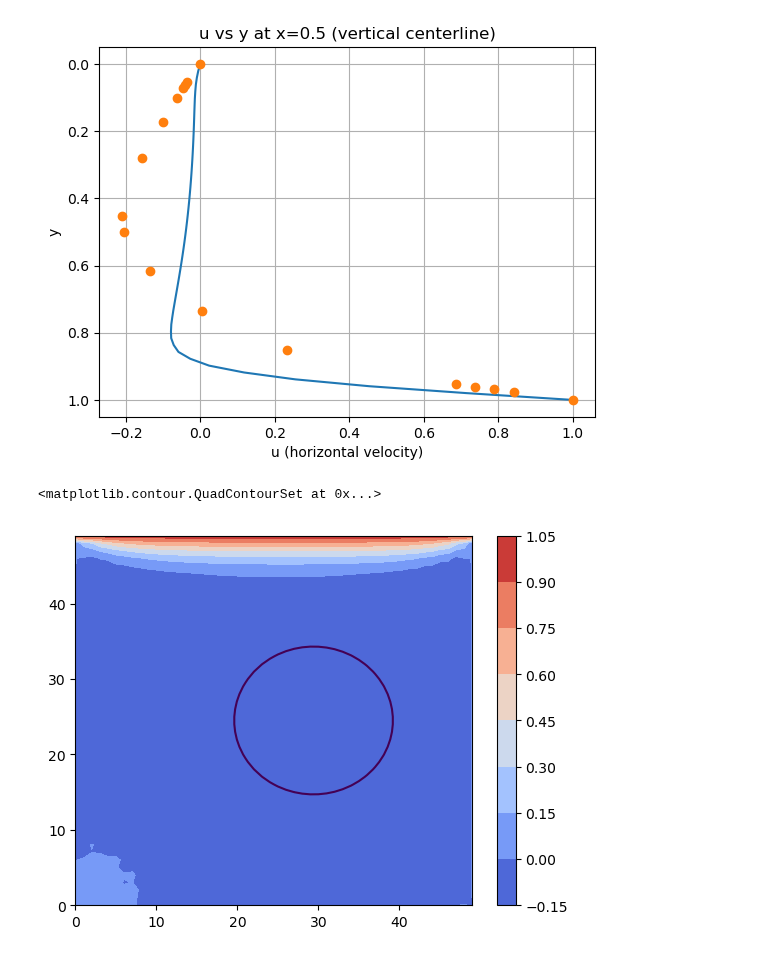
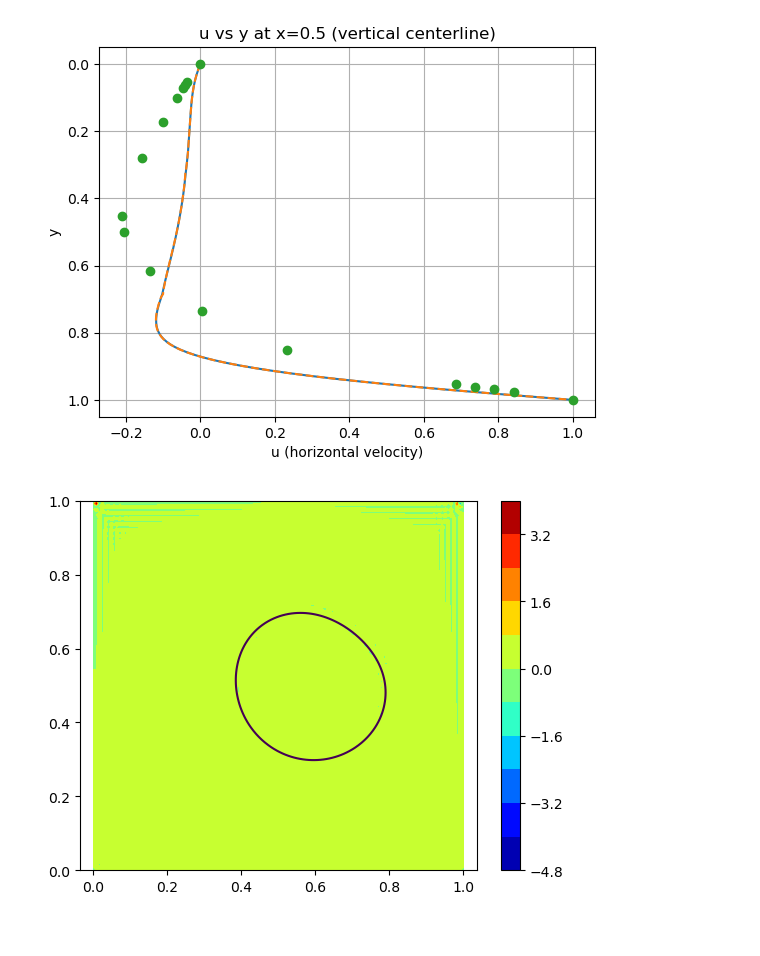
Before and after one commit to samanseifi/pyRMT, a Jupyter notebook: plotting.ipynb, the cells around one changed output. Saved outputs shown, nothing was run; the diff lists cells and outputs as text; code cells hidden in the pictures.

```diff
--- a/plotting.ipynb
+++ b/plotting.ipynb
@@ -31,9 +39,14 @@ with h5py.File("frames/data_00100.h5", "r") as f:
 # %%
 # plot the benchmark at cavity center line
-Ny = Nx = 50
+Ny0 = Nx0 = 128
+Ny = Nx = 128
+y0 = np.linspace(0, 1, Ny0)
 y = np.linspace(0, 1, Ny)
-# a = gaussian_filter(a, sigma=0.5)
-u_center_x = a0[:, Nx // 2]  # u_x at center vertical line
+
+# a = gaussian_filter(a, sigma=1)
+# a0 = gaussian_filter(a0, sigma=1)
+u_center_x = a[:, Nx // 2]  # u_x at center vertical line
+u_center_x0 = a0[:, Nx0 // 2]  # u_x at center vertical line
 
 # load plot_u_y_Ghia100.csv first column y and second column u
 u_ghia = np.loadtxt("plot_u_y_Ghia100.csv", delimiter=",", skiprows=1)
@@ -45,6 +58,7 @@ u_ghia = u_ghia[:, 1]
 
 plt.figure()
 plt.plot(u_center_x, y)
+plt.plot(u_center_x0, y0, "--")
 plt.plot(u_ghia, y_ghia, "o", label="Ghia et al. (1982)")
 plt.xlabel("u (horizontal velocity)")
 plt.ylabel("y")
@@ -53,11 +67,17 @@ plt.grid(True)
 plt.gca().invert_yaxis()  # optional to match standard benchmark view
 plt.show()
 # %% [output]
-[figure, old version]
+[figure, new version]
 # %%
-plt.contourf(a, levels=10, cmap="coolwarm")
+Lx, Ly = 1.0, 1.0
+X, Y, dx, dy = create_grid(Nx, Ny, Lx, Ly)
+
+Lx, Ly = 1.0, 1.0
+X0, Y0, dx0, dy0 = create_grid(Nx0, Ny0, Lx, Ly)
+plt.contourf(X, Y, div_vel, levels=10, cmap="jet")
 plt.colorbar()
-plt.contour(phi, levels=[0])
+plt.contour(X,Y, phi, levels=[0])
+plt.axis('equal')
+plt.show()
 # %% [output]
-<matplotlib.contour.QuadContourSet at 0x...>
-[figure, old version]
+[figure, new version]
```
Also changed, not shown: parts of 8 cells of this notebook, 3 other files.
